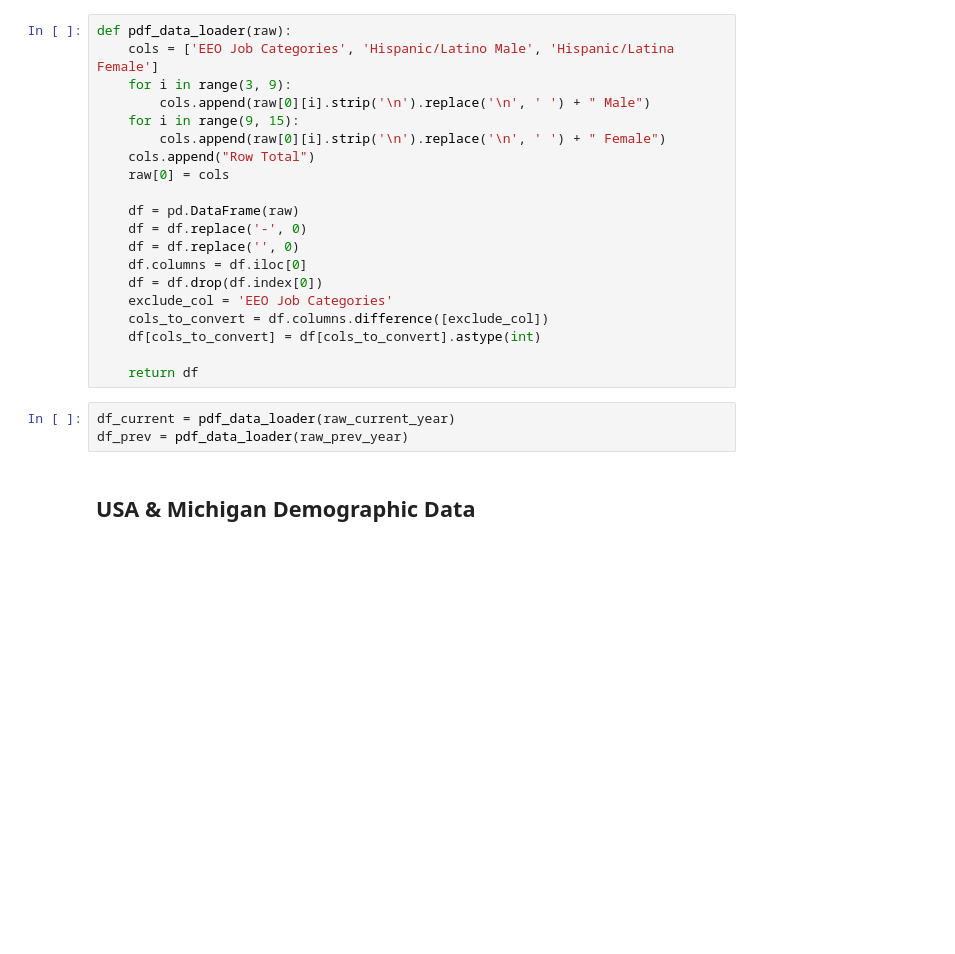
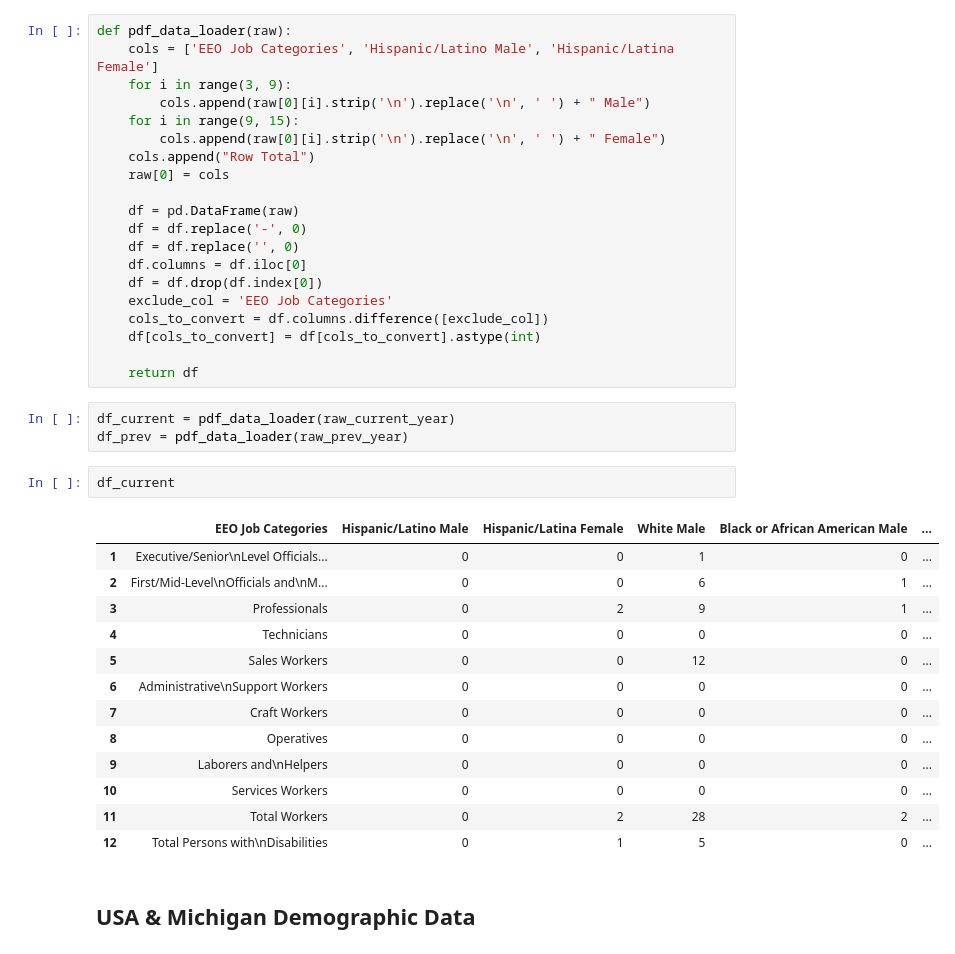
Before and after one commit to jackcienkus/mdcr-capstone, a Jupyter notebook: B_Analysis.ipynb, the cells around one changed output. Saved outputs shown, nothing was run; the diff lists cells and outputs as text; blank space fills up the shorter version.

```diff
--- a/B_Analysis.ipynb
+++ b/B_Analysis.ipynb
@@ -48,6 +50,22 @@ def pdf_data_loader(raw):
 # %%
 df_current = pdf_data_loader(raw_current_year)
 df_prev = pdf_data_loader(raw_prev_year)
+# %%
+df_current
+# %% [output]
+|  | EEO Job Categories | Hispanic/Latino Male | Hispanic/Latina Female | White Male | Black or African American Male | ... |
+| 1 | Executive/Senior\nLevel Officials... | 0 | 0 | 1 | 0 | ... |
+| 2 | First/Mid-Level\nOfficials and\nM... | 0 | 0 | 6 | 1 | ... |
+| 3 | Professionals | 0 | 2 | 9 | 1 | ... |
+| 4 | Technicians | 0 | 0 | 0 | 0 | ... |
+| 5 | Sales Workers | 0 | 0 | 12 | 0 | ... |
+| 6 | Administrative\nSupport Workers | 0 | 0 | 0 | 0 | ... |
+| 7 | Craft Workers | 0 | 0 | 0 | 0 | ... |
+| 8 | Operatives | 0 | 0 | 0 | 0 | ... |
+| 9 | Laborers and\nHelpers | 0 | 0 | 0 | 0 | ... |
+| 10 | Services Workers | 0 | 0 | 0 | 0 | ... |
+| 11 | Total Workers | 0 | 2 | 28 | 2 | ... |
+| 12 | Total Persons with\nDisabilities | 0 | 1 | 5 | 0 | ... |
 # %% [markdown]
 ## **USA & Michigan Demographic Data**
 # %% [markdown]
```
Also changed, not shown: parts of 12 cells of this notebook.
